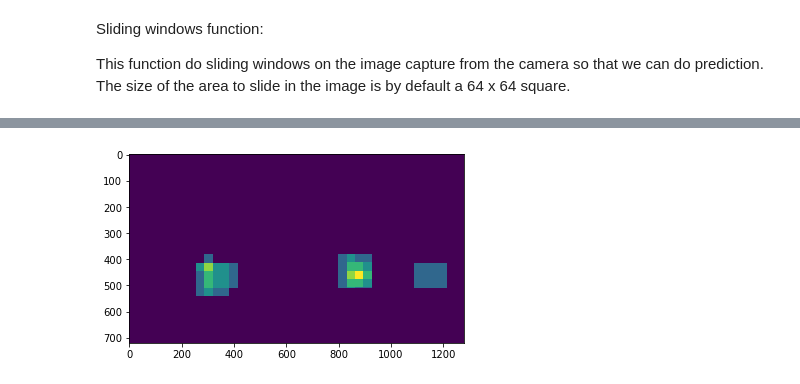
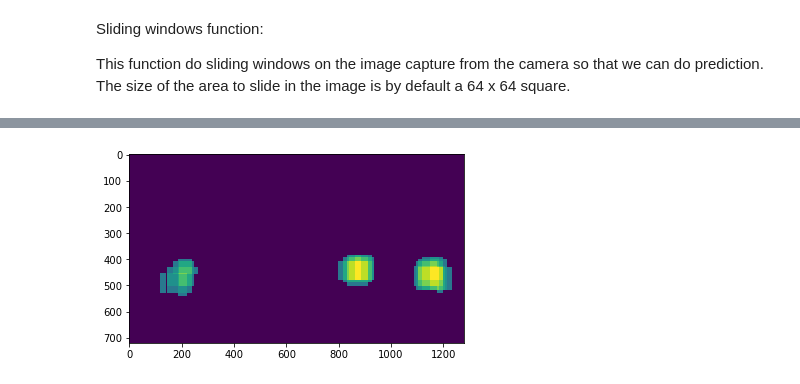
Before and after one commit to hc167/CarND-Vehicle-Detection, a Jupyter notebook: P5.ipynb, the cells around one changed output, grey strips where cells are left out. Saved outputs shown, nothing was run; the diff lists cells and outputs as text; code cells hidden in the pictures.

```diff
--- a/P5.ipynb
+++ b/P5.ipynb
@@ -195,7 +201,7 @@ spatial = True
 histogram = False
 HOG = True
 
-train_channel='ALL'
+train_channel=2#'ALL'
 t=time.time()
 car_features = extract_features(cars, spatial, histogram, HOG, hog_channel=train_channel)
 notcar_features = extract_features(notcars, spatial, histogram, HOG, hog_channel=train_channel)
@@ -216,7 +222,7 @@ y = np.hstack((np.ones(len(car_features)), np.zeros(len(notcar_features))))
 # Split up data into randomized training and test sets
 rand_state = np.random.randint(0, 100)
 X_train, X_test, y_train, y_test = train_test_split(
-    scaled_X, y, test_size=0.2, random_state=rand_state)
+    scaled_X, y, test_size=0.05, random_state=rand_state)
 
 print('Feature vector length:', len(X_train[0]))
 # Use a linear SVC
@@ -363,7 +385,8 @@ def draw_labeled_bboxes(img, labels):
         # Define a bounding box based on min/max x and y
         bbox = ((np.min(nonzerox), np.min(nonzeroy)), (np.max(nonzerox), np.max(nonzeroy)))
         # Draw the box on the image
-        cv2.rectangle(img, bbox[0], bbox[1], (0,0,255), 6)
+        if (bbox[1][0] - bbox[0][0]) > 64 and (bbox[1][1] - bbox[0][1]) > 64:
+            cv2.rectangle(img, bbox[0], bbox[1], (0,0,255), 6)
     # Return the image
     return img
 # %%
@@ -376,9 +399,13 @@ def findcar(image, svc, X_scaler, threshold, heat, count=5, vis = False):
     image = image.astype(np.float32)/255
 
     # the following parameter seem to be the best value for now
-    windows = slide_window(image, y_start_stop=[380, 650], xy_window=(64, 64), xy_overlap=(0.5, 0.5))
-    windows.extend(slide_window(image, y_start_stop=[350, 720], xy_window=(128, 128), xy_overlap=(0.75, 0.75)))
-#    windows.extend(slide_window(image, y_start_stop=[400, 720], xy_window=(160, 160), xy_overlap=(0.75, 0.75)))
+#    windows = slide_window(image, y_start_stop=[350, 690], xy_window=(64, 64), xy_overlap=(0.5, 0.5))
+    windows = slide_window(image, y_start_stop=[360, 630], xy_window=(96, 96), xy_overlap=(0.75, 0.75))
+    windows.extend(slide_window(image, y_start_stop=[360, 650], xy_window=(128, 128), xy_overlap=(0.75, 0.75)))
+    windows.extend(slide_window(image, x_start_stop=[0, 400], y_start_stop=[400, 650],
+                                xy_window=(140, 140), xy_overlap=(0.8, 0.8)))
+    windows.extend(slide_window(image, x_start_stop=[880, 1280], y_start_stop=[400, 650],
+                                xy_window=(140, 140), xy_overlap=(0.8, 0.8)))
     hot_windows = search_windows(image, windows, svc, X_scaler, hog_channel = train_channel)
 
     h = add_heat(h, hot_windows)
@@ -396,16 +423,23 @@ def findcar(image, svc, X_scaler, threshold, heat, count=5, vis = False):
     for i in heat:
         averageheat += i
 
-    averageheat = averageheat//(len(heat)+1)
+    if len(heat) == count:
+        averageheat = averageheat//len(heat)
+    else:
+        averageheat = averageheat//(len(heat)+1)
+
     heat.append(heatmap)
 
     if vis:
         plt.imshow(heatmap)
     # Find final boxes from heatmap using label function
     labels = label(averageheat)
+#    print(labels)
     output_img = draw_labeled_bboxes(draw_image, labels)
     return output_img
 # %%
+testthreshold = 3
+
 detectcar = mpimg.imread('test_images/test1.jpg')
-output_img = findcar(detectcar, svc, X_scaler, 1, [], vis = True)
+output_img = findcar(detectcar, svc, X_scaler, testthreshold, [], vis = True)
 # %% [output]
@@ -428,4 +466,4 @@ plt.imshow(output_img)
 # %%
 detectcar = mpimg.imread('test_images/test5.jpg')
-output_img = findcar(detectcar, svc, X_scaler, 1, [], vis = True)
+output_img = findcar(detectcar, svc, X_scaler, testthreshold, [], vis = True)
 # %% [output]
@@ -432,4 +472,4 @@ output_img = findcar(detectcar, svc, X_scaler, 1, [], vis = True)
-[figure, old version]
+[figure, new version]
 # %%
 plt.imshow(output_img)
 # %% [output]
```
Also changed, not shown: parts of 16 cells of this notebook.
